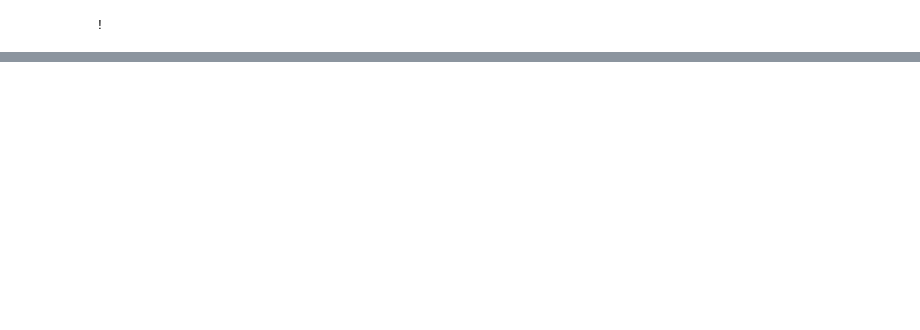
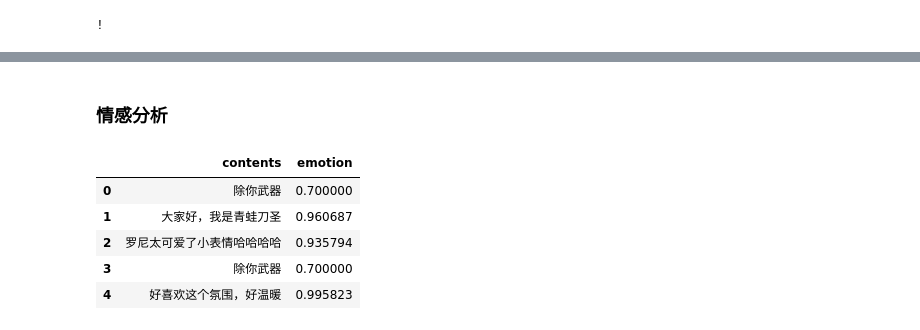
Before and after one commit to SmartChen2005/bullet-screen-analysis, a Jupyter notebook: hp-analysis-bilibili.ipynb, the cells around one changed output, grey strips where cells are left out. Drawn from its saved outputs; the diff is of its cells as text; code cells hidden in the pictures; blank space fills up the shorter version.

```diff
--- a/hp-analysis-bilibili.ipynb
+++ b/hp-analysis-bilibili.ipynb
@@ -134,0 +138,2 @@ print(count)
+# %% [markdown]
+### 情感分析
@@ -134,0 +142,10 @@ print(count)
+# %%
+df['emotion'] = df['contents'].apply(lambda x: SnowNLP(x).sentiments)
+df.head()
+# %% [output]
+|  | contents | emotion |
+| 0 | 除你武器 | 0.700000 |
+| 1 | 大家好，我是青蛙刀圣 | 0.960687 |
+| 2 | 罗尼太可爱了小表情哈哈哈哈 | 0.935794 |
+| 3 | 除你武器 | 0.700000 |
+| 4 | 好喜欢这个氛围，好温暖 | 0.995823 |
```
Also changed, not shown: parts of 16 cells of this notebook, 8 other files.
